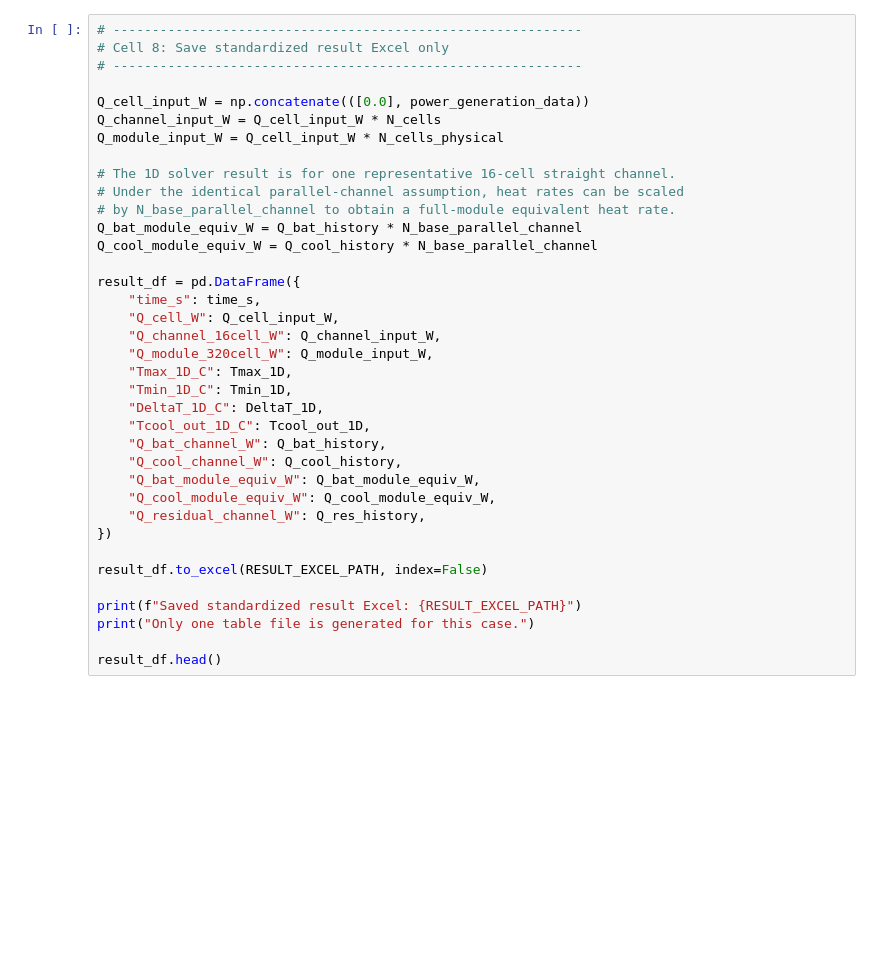
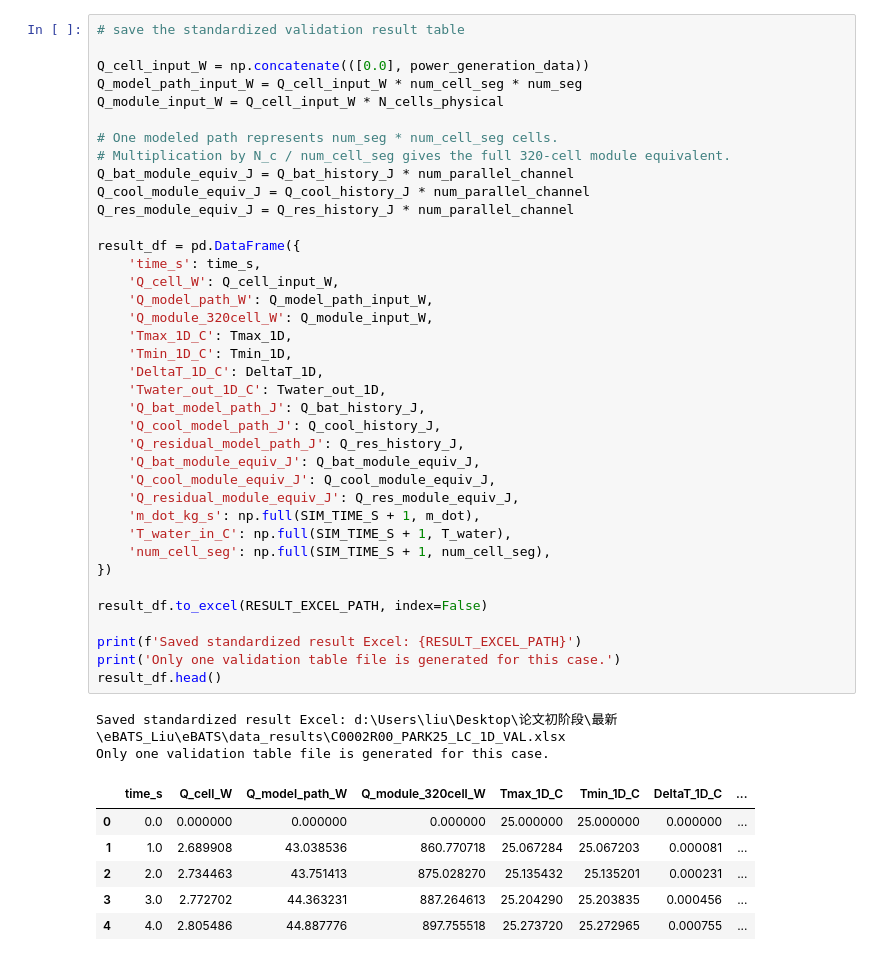
Before and after one commit to sxwd4ever/eBATS, a Jupyter notebook: C0002R00_PARK25_LC_1D_VAL.ipynb, the cells around one changed output. Cells and saved outputs as stored; diff of their text form; blank space fills up the shorter version.

```diff
--- a/C0002R00_PARK25_LC_1D_VAL.ipynb
+++ b/C0002R00_PARK25_LC_1D_VAL.ipynb
@@ -452,37 +418,47 @@ print(f"Saved figure: {RESULT_FIGURE_PATH}")
 # %%
-# ------------------------------------------------------------
-# Cell 8: Save standardized result Excel only
-# ------------------------------------------------------------
+# save the standardized validation result table
 
 Q_cell_input_W = np.concatenate(([0.0], power_generation_data))
-Q_channel_input_W = Q_cell_input_W * N_cells
+Q_model_path_input_W = Q_cell_input_W * num_cell_seg * num_seg
 Q_module_input_W = Q_cell_input_W * N_cells_physical
 
-# The 1D solver result is for one representative 16-cell straight channel.
-# Under the identical parallel-channel assumption, heat rates can be scaled
-# by N_base_parallel_channel to obtain a full-module equivalent heat rate.
-Q_bat_module_equiv_W = Q_bat_history * N_base_parallel_channel
-Q_cool_module_equiv_W = Q_cool_history * N_base_parallel_channel
+# One modeled path represents num_seg * num_cell_seg cells.
+# Multiplication by N_c / num_cell_seg gives the full 320-cell module equivalent.
+Q_bat_module_equiv_J = Q_bat_history_J * num_parallel_channel
+Q_cool_module_equiv_J = Q_cool_history_J * num_parallel_channel
+Q_res_module_equiv_J = Q_res_history_J * num_parallel_channel
 
 result_df = pd.DataFrame({
-    "time_s": time_s,
-    "Q_cell_W": Q_cell_input_W,
-    "Q_channel_16cell_W": Q_channel_input_W,
-    "Q_module_320cell_W": Q_module_input_W,
-    "Tmax_1D_C": Tmax_1D,
-    "Tmin_1D_C": Tmin_1D,
-    "DeltaT_1D_C": DeltaT_1D,
-    "Tcool_out_1D_C": Tcool_out_1D,
-    "Q_bat_channel_W": Q_bat_history,
-    "Q_cool_channel_W": Q_cool_history,
-    "Q_bat_module_equiv_W": Q_bat_module_equiv_W,
-    "Q_cool_module_equiv_W": Q_cool_module_equiv_W,
-    "Q_residual_channel_W": Q_res_history,
+    'time_s': time_s,
+    'Q_cell_W': Q_cell_input_W,
+    'Q_model_path_W': Q_model_path_input_W,
+    'Q_module_320cell_W': Q_module_input_W,
+    'Tmax_1D_C': Tmax_1D,
+    'Tmin_1D_C': Tmin_1D,
+    'DeltaT_1D_C': DeltaT_1D,
+    'Twater_out_1D_C': Twater_out_1D,
+    'Q_bat_model_path_J': Q_bat_history_J,
+    'Q_cool_model_path_J': Q_cool_history_J,
+    'Q_residual_model_path_J': Q_res_history_J,
+    'Q_bat_module_equiv_J': Q_bat_module_equiv_J,
+    'Q_cool_module_equiv_J': Q_cool_module_equiv_J,
+    'Q_residual_module_equiv_J': Q_res_module_equiv_J,
+    'm_dot_kg_s': np.full(SIM_TIME_S + 1, m_dot),
+    'T_water_in_C': np.full(SIM_TIME_S + 1, T_water),
+    'num_cell_seg': np.full(SIM_TIME_S + 1, num_cell_seg),
 })
 
 result_df.to_excel(RESULT_EXCEL_PATH, index=False)
 
-print(f"Saved standardized result Excel: {RESULT_EXCEL_PATH}")
-print("Only one table file is generated for this case.")
-
+print(f'Saved standardized result Excel: {RESULT_EXCEL_PATH}')
+print('Only one validation table file is generated for this case.')
 result_df.head()
+# %% [output]
+Saved standardized result Excel: d:\Users\liu\Desktop\论文初阶段\最新\eBATS_Liu\eBATS\data_results\C0002R00_PARK25_LC_1D_VAL.xlsx
+Only one validation table file is generated for this case.
+|  | time_s | Q_cell_W | Q_model_path_W | Q_module_320cell_W | Tmax_1D_C | Tmin_1D_C | DeltaT_1D_C | ... |
+| 0 | 0.0 | 0.000000 | 0.000000 | 0.000000 | 25.000000 | 25.000000 | 0.000000 | ... |
+| 1 | 1.0 | 2.689908 | 43.038536 | 860.770718 | 25.067284 | 25.067203 | 0.000081 | ... |
+| 2 | 2.0 | 2.734463 | 43.751413 | 875.028270 | 25.135432 | 25.135201 | 0.000231 | ... |
+| 3 | 3.0 | 2.772702 | 44.363231 | 887.264613 | 25.204290 | 25.203835 | 0.000456 | ... |
+| 4 | 4.0 | 2.805486 | 44.887776 | 897.755518 | 25.273720 | 25.272965 | 0.000755 | ... |
```
Also changed, not shown: parts of 11 cells of this notebook, 4 other files.
